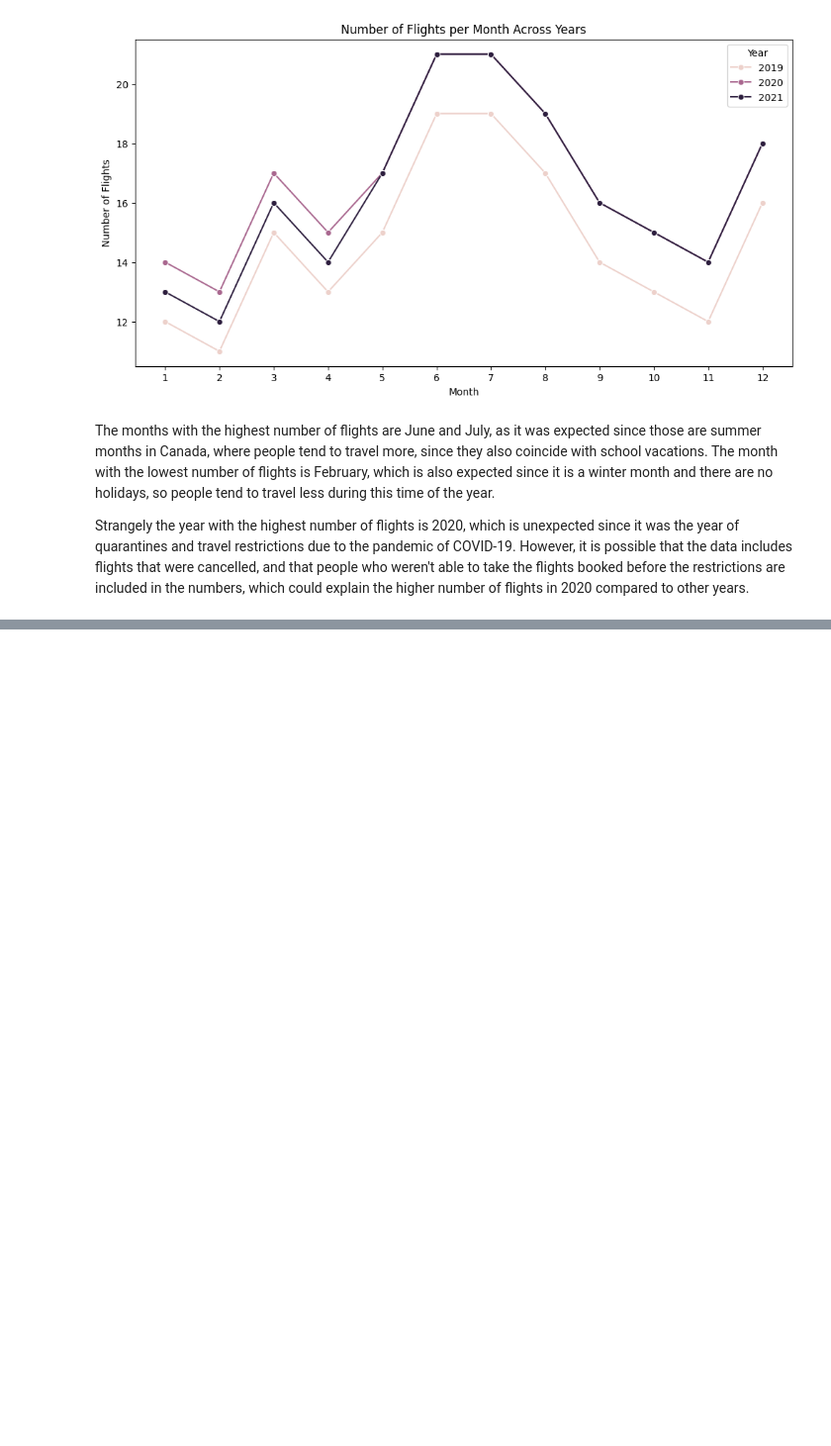
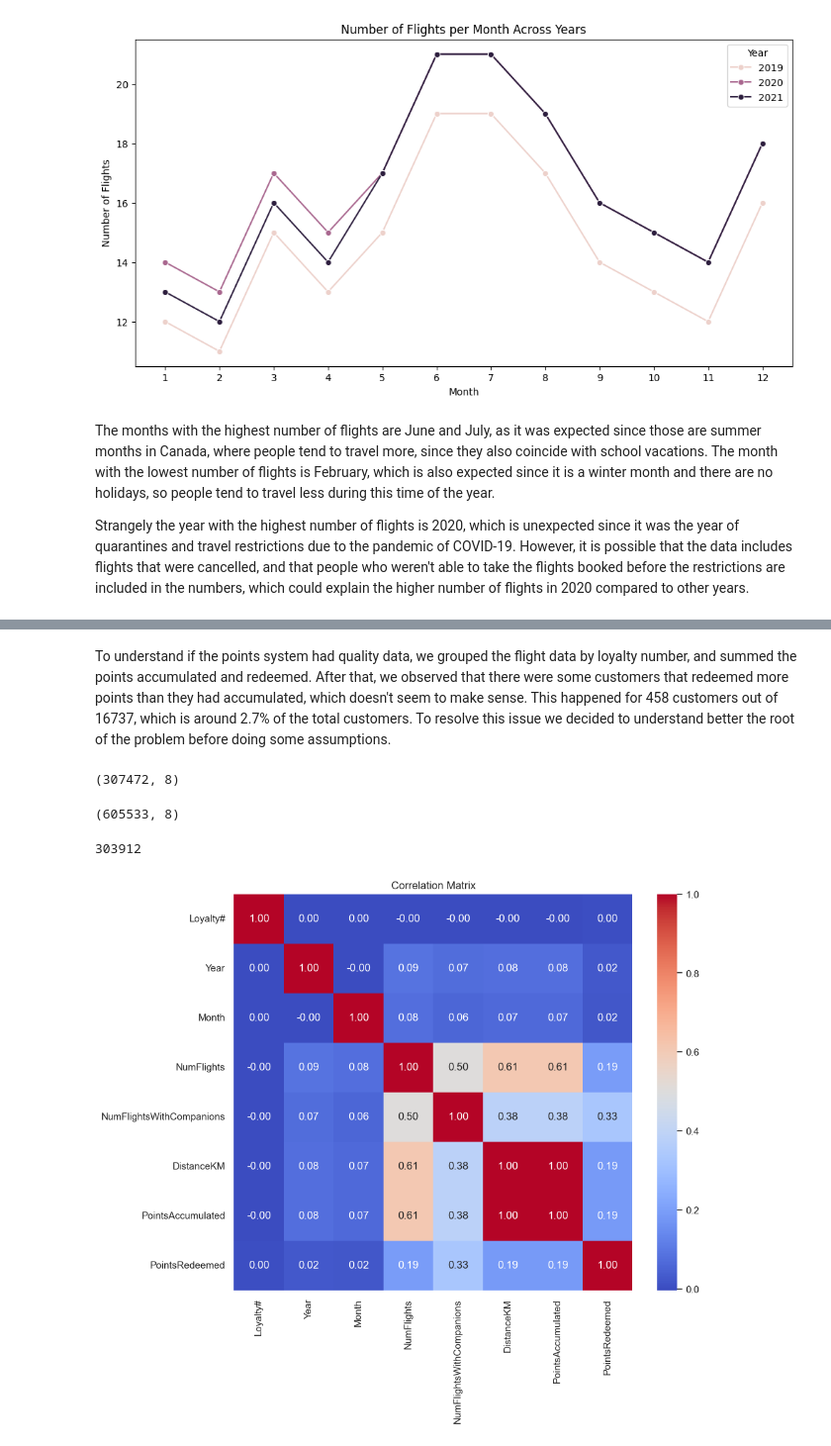
Before and after one commit to catamina07/datamining-group, a Jupyter notebook: marta/DM_Project.ipynb, the cells around one changed output, grey strips where cells are left out. Shown at 99% size. Saved outputs shown, nothing was run; the diff lists cells and outputs as text; code cells hidden in the pictures; blank space fills up the shorter version.

```diff
--- a/marta/DM_Project.ipynb
+++ b/marta/DM_Project.ipynb
@@ -312,0 +384,2 @@ Strangely the year with the highest number of flights is 2020, which is unexpect
+# %%
+flights = flights.drop_duplicates()
@@ -312,0 +430,3 @@ Strangely the year with the highest number of flights is 2020, which is unexpect
+# %%
+flights = flights.drop(columns=['YearMonthDate', 'DollarCostPointsRedeemed'])
+flights
@@ -312,0 +471,3 @@ Strangely the year with the highest number of flights is 2020, which is unexpect
+# %%
+flights['NumFlights'] = [int(i) for i in flights['NumFlights']]
+flights['NumFlights'].value_counts()
@@ -312,0 +512,3 @@ Strangely the year with the highest number of flights is 2020, which is unexpect
+# %%
+flights['NumFlightsWithCompanions'] = [int(i) for i in flights['NumFlightsWithCompanions']]
+flights['NumFlightsWithCompanions'].value_counts()
@@ -312,0 +587,23 @@ Strangely the year with the highest number of flights is 2020, which is unexpect
+# %% [markdown]
+To understand if the points system had quality data, we grouped the flight data by loyalty number, and summed the points accumulated and redeemed. After that, we observed that there were some customers that redeemed more points than they had accumulated, which doesn't seem to make sense. This happened for 458 customers out of 16737, which is around 2.7% of the total customers.
+To resolve this issue we decided to understand better the root of the problem before doing some assumptions.
+# %%
+flights.loc[flights['NumFlights']==0].shape
+# %% [output]
+(307472, 8)
+# %%
+flights.shape
+# %% [output]
+(605533, 8)
+# %%
+605533-301621
+# %% [output]
+303912
+# %%
+correlation_matrix = flights.corr(numeric_only=True)
+plt.figure(figsize=(10, 8))
+sns.heatmap(correlation_matrix, annot=True, fmt=".2f", cmap='coolwarm')
+plt.title('Correlation Matrix')
+plt.show()
+# %% [output]
+[figure, added]
```
Also changed, not shown: parts of 37 cells of this notebook, 1 other file.
